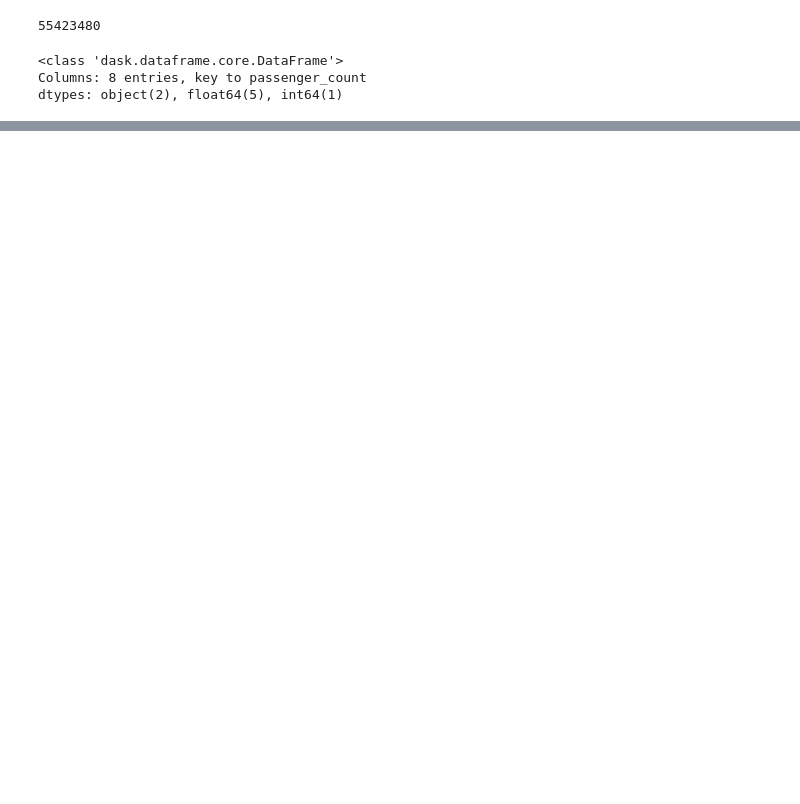
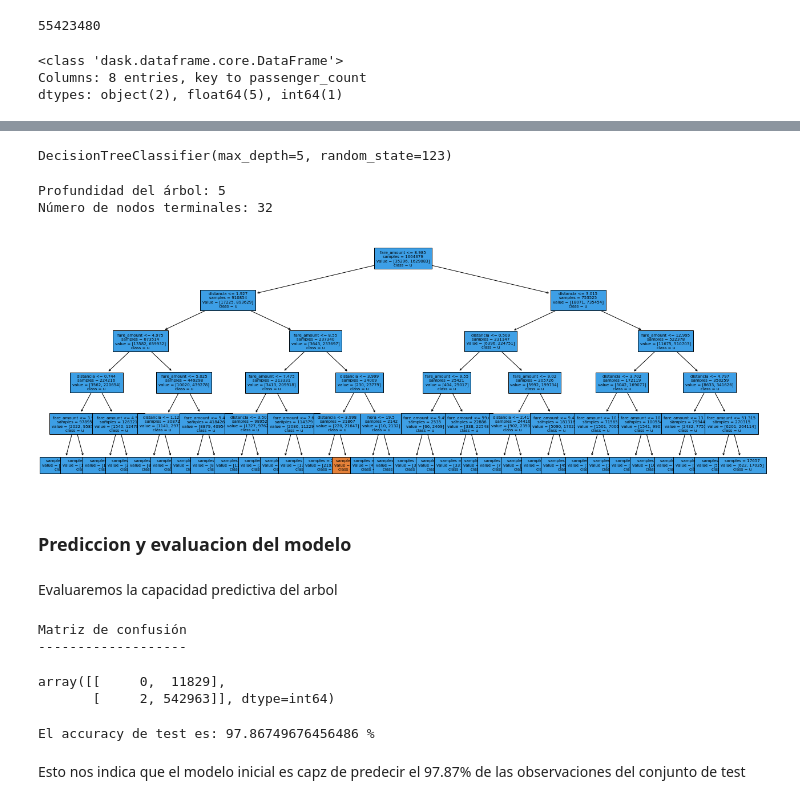
Before and after one commit to kx22peralta/IA---Pr-ctica-Calificada-2, a Jupyter notebook: Parte1_pc_2.ipynb, the cells around one changed output, grey strips where cells are left out. Drawn from its saved outputs; the diff is of its cells as text; code cells hidden in the pictures; blank space fills up the shorter version.

Commit message:
Arboles[Regresión-Clasificación]

```diff
--- a/Parte1_pc_2.ipynb
+++ b/Parte1_pc_2.ipynb
@@ -162,0 +289,10 @@ dtypes: object(2), float64(5), int64(1)
+# %%
+#se entablece las variables predictoras y obejtivos
+# se establece las columnas
+columnas_float = ["distancia","dia_semana", "hora","fare_amount"]
+#extraccion de datos predictores
+predictors = new_data[columnas_float]
+#extraccion de dato objetivo
+
+objetivo = ["muchos_pasajeros"]
+target = new_data[objetivo]
@@ -162,0 +330,4 @@ dtypes: object(2), float64(5), int64(1)
+# %%
+X_train_prep = pd.DataFrame(X_train_prep,columns =numeric_cols)
+X_test_prep  = pd.DataFrame(X_test_prep,columns = numeric_cols)
+X_train_prep.info()
@@ -162,0 +346,65 @@ dtypes: object(2), float64(5), int64(1)
+# %%
+# Creación del modelo
+# ------------------------------------------------------------------------------
+modelo = DecisionTreeClassifier(
+            max_depth         = 5,
+            criterion         = 'gini',
+            random_state      = 123
+          )
+
+# Entrenamiento del modelo
+# ------------------------------------------------------------------------------
+modelo.fit(X_train_prep, y_train)
+# %% [output]
+DecisionTreeClassifier(max_depth=5, random_state=123)
+# %%
+# Estructura del árbol creado
+# ------------------------------------------------------------------------------
+fig, ax = plt.subplots(figsize=(22, 8))
+
+print(f"Profundidad del árbol: {modelo.get_depth()}")
+print(f"Número de nodos terminales: {modelo.get_n_leaves()}")
+
+plot = plot_tree(
+            decision_tree = modelo,
+            feature_names = numeric_cols,
+            class_names   = "muchos_pasajeros",
+            filled        = True,
+            impurity      = False,
+            fontsize      = 7,
+            ax            = ax
+       )
+# %% [output]
+Profundidad del árbol: 5
+Número de nodos terminales: 32
+[figure, added]
+# %% [markdown]
+### Prediccion y evaluacion del modelo
+# %% [markdown]
+Evaluaremos la capacidad predictiva del arbol
+# %%
+# Error de test del modelo
+predicciones = modelo.predict(X = X_test_prep,)
+
+print("Matriz de confusión")
+print("-------------------")
+confusion_matrix(
+    y_true    = y_test,
+    y_pred    = predicciones
+)
+# %% [output]
+Matriz de confusión
+-------------------
+array([[     0,  11829],
+       [     2, 542963]], dtype=int64)
+# %%
+accuracy = accuracy_score(
+            y_true    = y_test,
+            y_pred    = predicciones,
+            normalize = True
+           )
+print(f"El accuracy de test es: {100 * accuracy} %")
+# %% [output]
+El accuracy de test es: 97.86749676456486 %
+# %% [markdown]
+Esto nos indica que el modelo inicial es capz de predecir el 97.87% de las observaciones del conjunto de test
```
Also changed, not shown: parts of 37 cells of this notebook.
